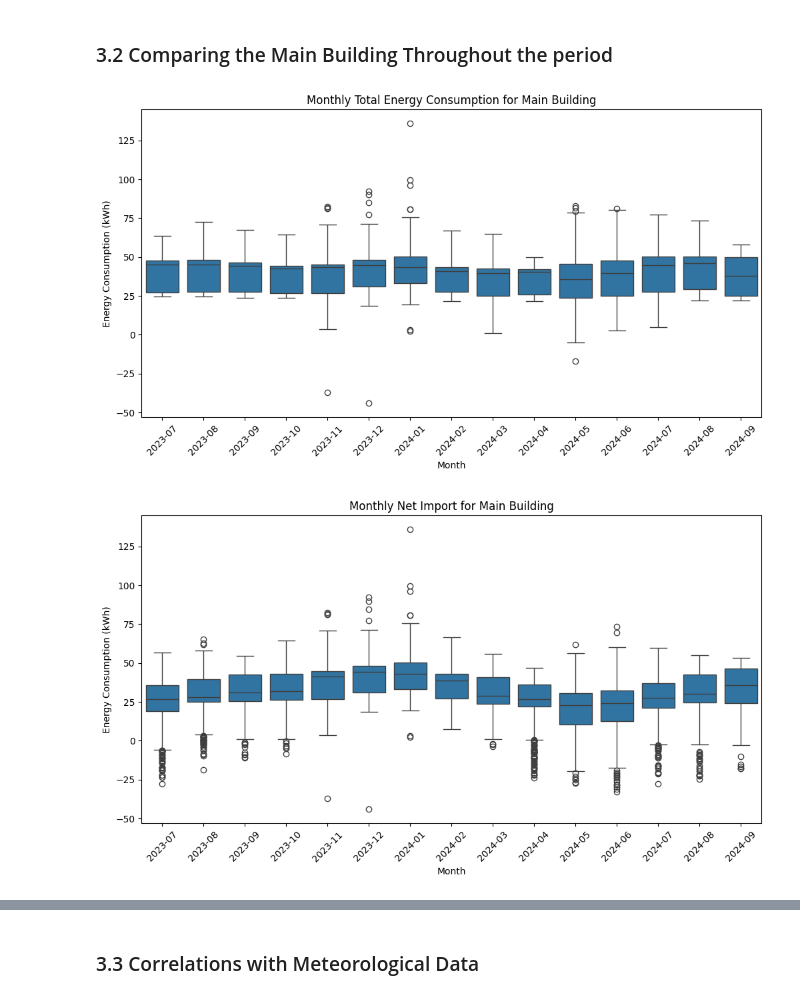
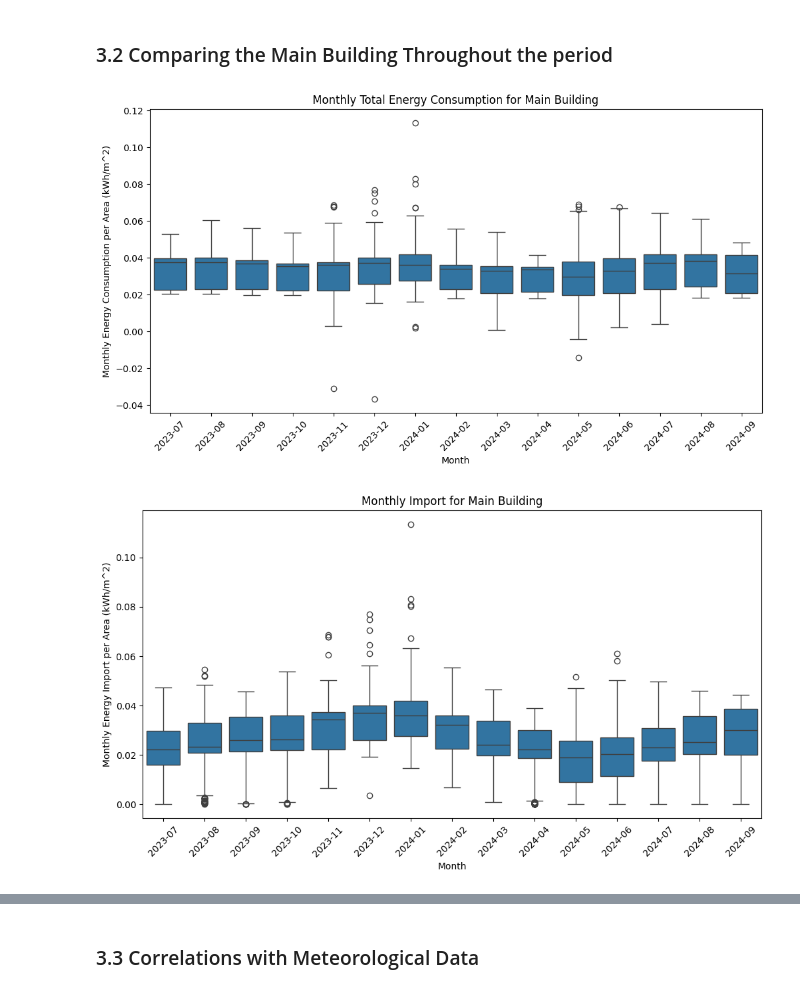
Before and after one commit to MatsNissen-Lie/SolarEnergyImpact, a Jupyter notebook: simen/analyse.ipynb, the cells around one changed output, grey strips where cells are left out. Cells and saved outputs as stored; diff of their text form; code cells hidden in the pictures.

```diff
--- a/simen/analyse.ipynb
+++ b/simen/analyse.ipynb
@@ -369,0 +395,8 @@ main_building_df.head()
+# %%
+#Getting the columns we want for main building
+main_building_df['total_consumption'] = main_building_df['value'] + main_building_df['solar_consumption']
+main_building_df = main_building_df.rename(columns={'value': 'net_import'})
+main_building_df = main_building_df.merge(main_building_import_df.rename(columns={'value':'import'})["import"], on='timestamp', how='left')
+main_building_df = main_building_df.merge(main_building_export_df.rename(columns={'value':'export'})["export"], on='timestamp', how='left')
+
+main_building_df.head()
@@ -369,0 +413,4 @@ main_building_df.head()
+# %%
+#Drop from main building dataframe
+main_building_df = main_building_df.drop(columns=['energy_source', 'direction', 'meter_name'])
+main_building_df.head()
@@ -369,0 +442,8 @@ main_building_df.head()
+# %%
+#We need to account for the different sizes of the buildings
+sizes = {
+    '707057500042745649': 1199,
+    '707057500038344962': 1167,
+    '707057500085390523': 1095,
+    '707057500042201572': 1384,
+}
@@ -369,0 +465,9 @@ main_building_df.head()
+# %%
+#Main Building
+main_building_df["avg_consumption"] = main_building_df["total_consumption"] / sizes[main_building_df["meter_id"].iloc[0]]
+main_building_df["avg_import"] = main_building_df["import"] / sizes[main_building_df["meter_id"].iloc[0]]
+main_building_df["avg_export"] = main_building_df["export"] / sizes[main_building_df["meter_id"].iloc[0]]
+main_building_df["avg_net_import"] = main_building_df["net_import"] / sizes[main_building_df["meter_id"].iloc[0]]
+main_building_df["avg_solar_consumption"] = main_building_df["solar_consumption"] / sizes[main_building_df["meter_id"].iloc[0]]
+
+main_building_df.head()
@@ -530,30 +642,30 @@ plt.show()
 # %%
 #We want to look at the monthly differences in consumption for the main building
 #That is a box plot for each month
 
 # Extract the month from the datetime index
 main_building_df['month'] = main_building_df.index.to_period('M')
 
 # Create the boxplot of total consumption by month
 plt.figure(figsize=(12, 6))
-sns.boxplot(data=main_building_df, x='month', y='total_consumption')
+sns.boxplot(data=main_building_df, x='month', y='avg_consumption')
 plt.title('Monthly Total Energy Consumption for Main Building')
-plt.ylabel('Energy Consumption (kWh)')
+plt.ylabel('Monthly Energy Consumption per Area (kWh/m^2)')
 plt.xlabel('Month')
 plt.xticks(rotation=45)  # Rotate x-axis labels for better readability
 plt.show()
 
 # Create the boxplot of net import by month
 plt.figure(figsize=(12, 6))
-sns.boxplot(data=main_building_df, x='month', y='value')
-plt.title('Monthly Net Import for Main Building')
-plt.ylabel('Energy Consumption (kWh)')
+sns.boxplot(data=main_building_df, x='month', y='avg_import')
+plt.title('Monthly Import for Main Building')
+plt.ylabel('Monthly Energy Import per Area (kWh/m^2)')
 plt.xlabel('Month')
 plt.xticks(rotation=45)  # Rotate x-axis labels for better readability
 plt.show()
 # %% [output]
-[figure, old version]
+[figure, new version]
-[figure, old version]
+[figure, new version]
 # %%
 #We want to plot the solar consumption for the main building
 
```
Also changed, not shown: parts of 38 cells of this notebook, 1 other file.
